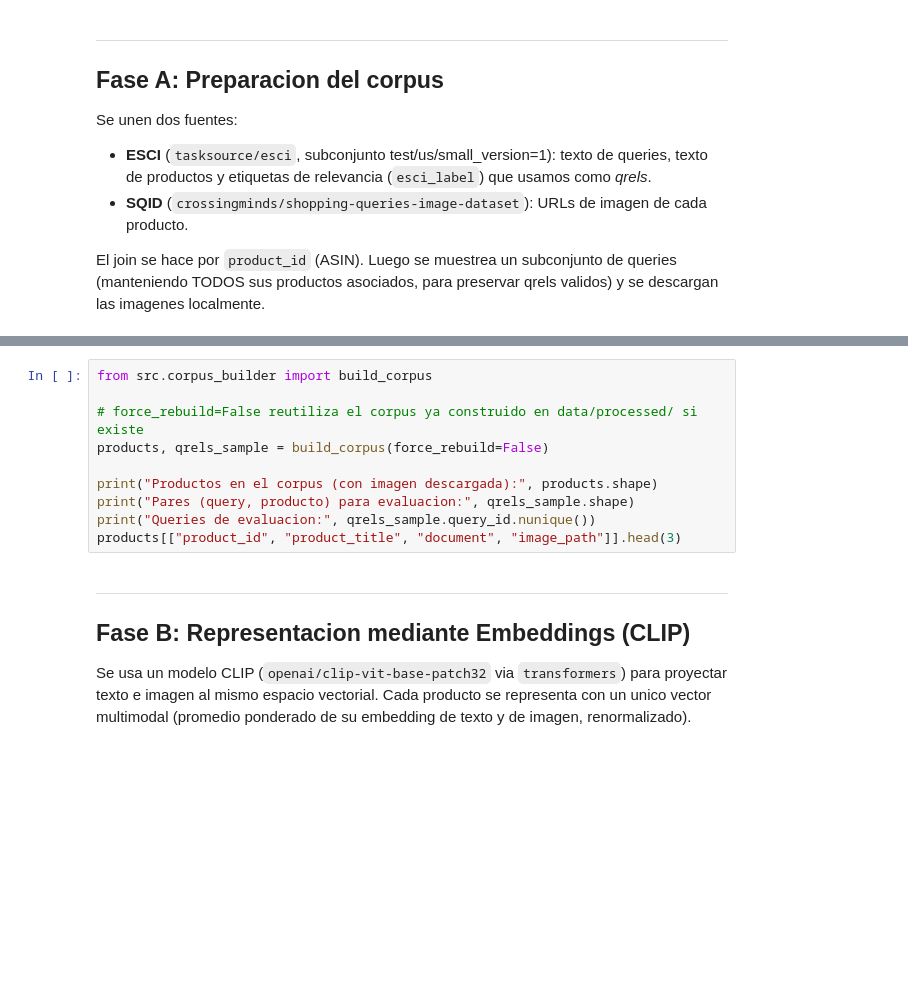
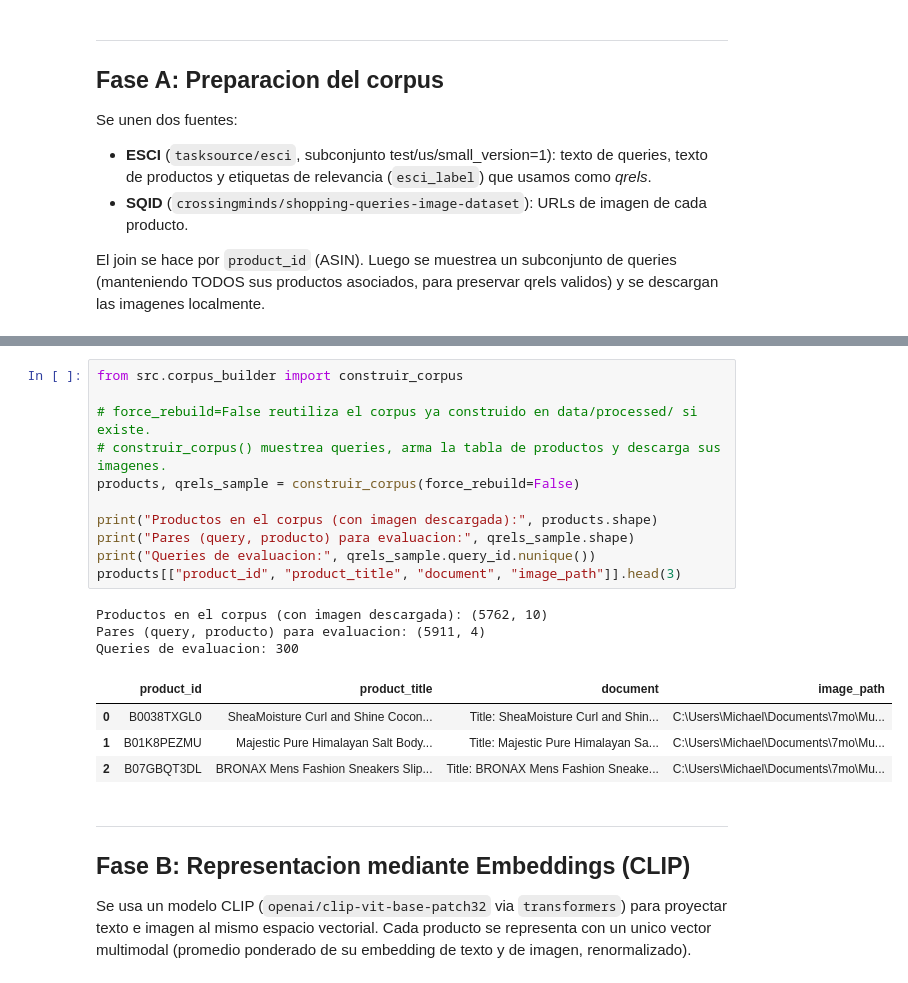
Before and after one commit to auber-8a/Sistema-de-Recuperaci-n-de-Informaci-n-Multimodal-con-RAG, a Jupyter notebook: proyecto_rag_multimodal.ipynb, the cells around one changed output, grey strips where cells are left out. Saved outputs shown, nothing was run; the diff lists cells and outputs as text; blank space fills up the shorter version.

```diff
--- a/proyecto_rag_multimodal.ipynb
+++ b/proyecto_rag_multimodal.ipynb
@@ -50,13 +62,22 @@ joined.head(3)
 # %%
-from src.corpus_builder import build_corpus
+from src.corpus_builder import construir_corpus
 
-# force_rebuild=False reutiliza el corpus ya construido en data/processed/ si existe
-products, qrels_sample = build_corpus(force_rebuild=False)
+# force_rebuild=False reutiliza el corpus ya construido en data/processed/ si existe.
+# construir_corpus() muestrea queries, arma la tabla de productos y descarga sus imagenes.
+products, qrels_sample = construir_corpus(force_rebuild=False)
 
 print("Productos en el corpus (con imagen descargada):", products.shape)
 print("Pares (query, producto) para evaluacion:", qrels_sample.shape)
 print("Queries de evaluacion:", qrels_sample.query_id.nunique())
 products[["product_id", "product_title", "document", "image_path"]].head(3)
+# %% [output]
+Productos en el corpus (con imagen descargada): (5762, 10)
+Pares (query, producto) para evaluacion: (5911, 4)
+Queries de evaluacion: 300
+|  | product_id | product_title | document | image_path |
+| 0 | B0038TXGL0 | SheaMoisture Curl and Shine Cocon... | Title: SheaMoisture Curl and Shin... | C:\Users\Michael\Documents\7mo\Mu... |
+| 1 | B01K8PEZMU | Majestic Pure Himalayan Salt Body... | Title: Majestic Pure Himalayan Sa... | C:\Users\Michael\Documents\7mo\Mu... |
+| 2 | B07GBQT3DL | BRONAX Mens Fashion Sneakers Slip... | Title: BRONAX Mens Fashion Sneake... | C:\Users\Michael\Documents\7mo\Mu... |
 # %% [markdown]
 ---
 ## Fase B: Representacion mediante Embeddings (CLIP)
```
Also changed, not shown: parts of 19 cells of this notebook, 15 other files.
